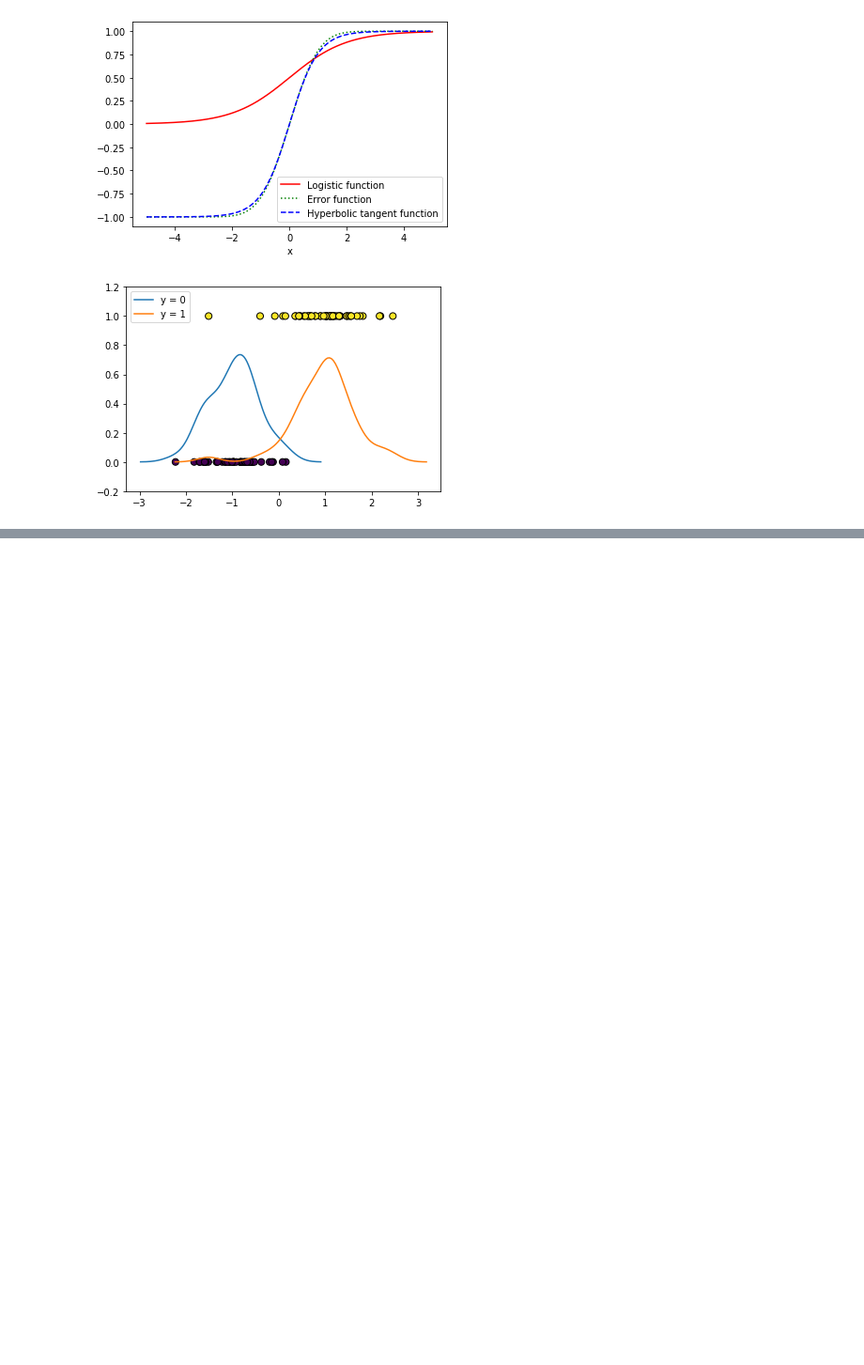
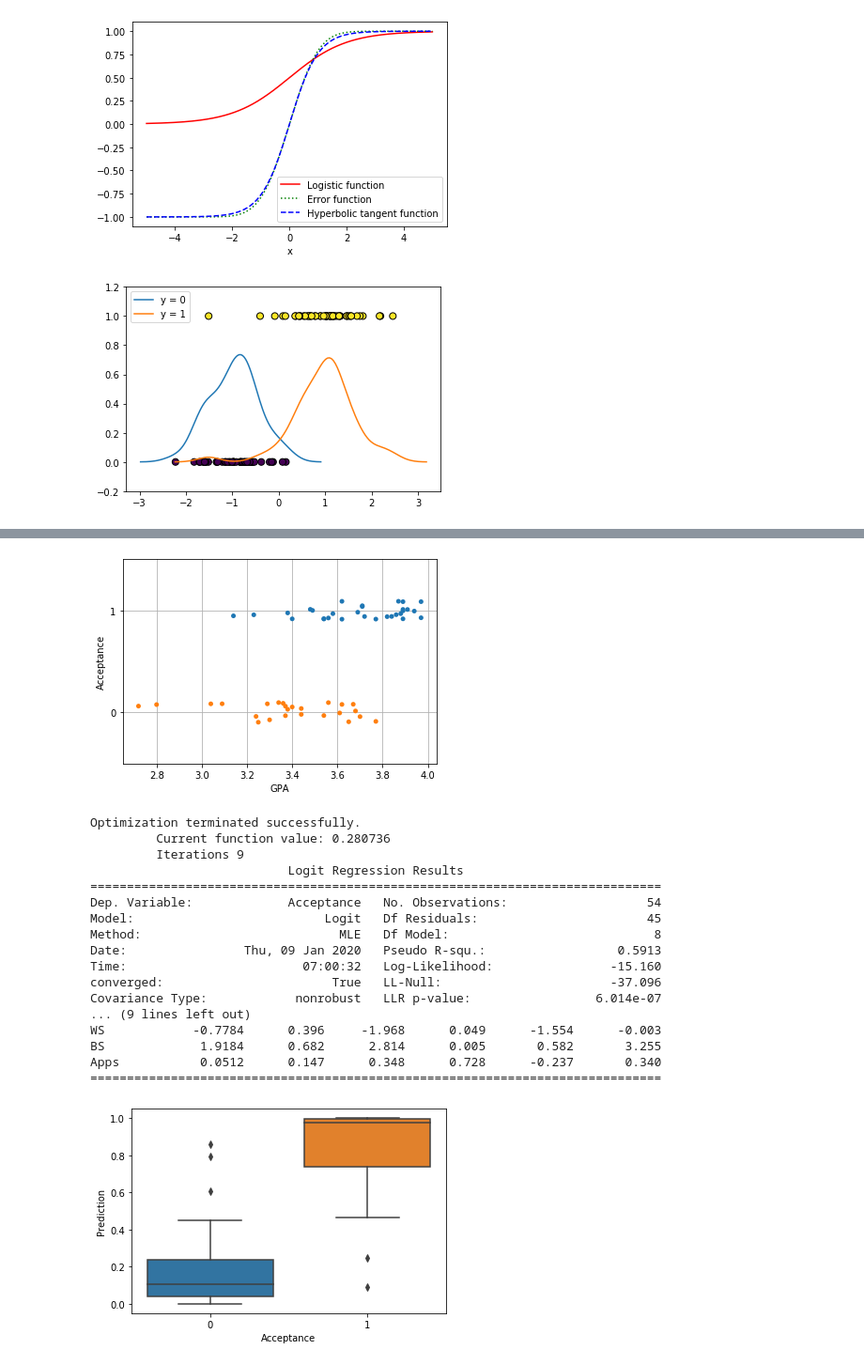
Before and after one commit to choisooyeon007/hello-world, a Jupyter notebook: study_regression.ipynb, the cells around one changed output, grey strips where cells are left out. Shown at 94% size. Drawn from its saved outputs; the diff is of its cells as text; code cells hidden in the pictures; blank space fills up the shorter version.

```diff
--- a/study_regression.ipynb
+++ b/study_regression.ipynb
@@ -96,0 +169,4 @@ x1             4.2382      0.902      4.699      0.000       2.470       6.006
+# %%
+data_med = sm.datasets.get_rdataset("MedGPA", package="Stat2Data")
+df_med = data_med.data
+df_med.tail()
@@ -96,0 +180,30 @@ x1             4.2382      0.902      4.699      0.000       2.470       6.006
+# %%
+sns.stripplot(x="GPA", y="Acceptance", data=df_med, jitter=True, orient='h', order=[1, 0])
+plt.grid(True)
+plt.show()
+model_med = sm.Logit.from_formula("Acceptance ~ Sex + BCPM + GPA + VR + PS + WS + BS + Apps", df_med)
+result_med = model_med.fit()
+print(result_med.summary())
+df_med["Prediction"] = result_med.predict(df_med)
+sns.boxplot(x="Acceptance", y="Prediction", data=df_med)
+plt.show()
+# %% [output]
+[figure, added]
+Optimization terminated successfully.
+         Current function value: 0.280736
+         Iterations 9
+                           Logit Regression Results
+==============================================================================
+Dep. Variable:             Acceptance   No. Observations:                   54
+Model:                          Logit   Df Residuals:                       45
+Method:                           MLE   Df Model:                            8
+Date:                Thu, 09 Jan 2020   Pseudo R-squ.:                  0.5913
+Time:                        07:00:32   Log-Likelihood:                -15.160
+converged:                       True   LL-Null:                       -37.096
+Covariance Type:            nonrobust   LLR p-value:                 6.014e-07
+... (9 lines left out)
+WS            -0.7784      0.396     -1.968      0.049      -1.554      -0.003
+BS             1.9184      0.682      2.814      0.005       0.582       3.255
+Apps           0.0512      0.147      0.348      0.728      -0.237       0.340
+==============================================================================
+[figure, added]
```
Also changed, not shown: parts of 10 cells of this notebook.
